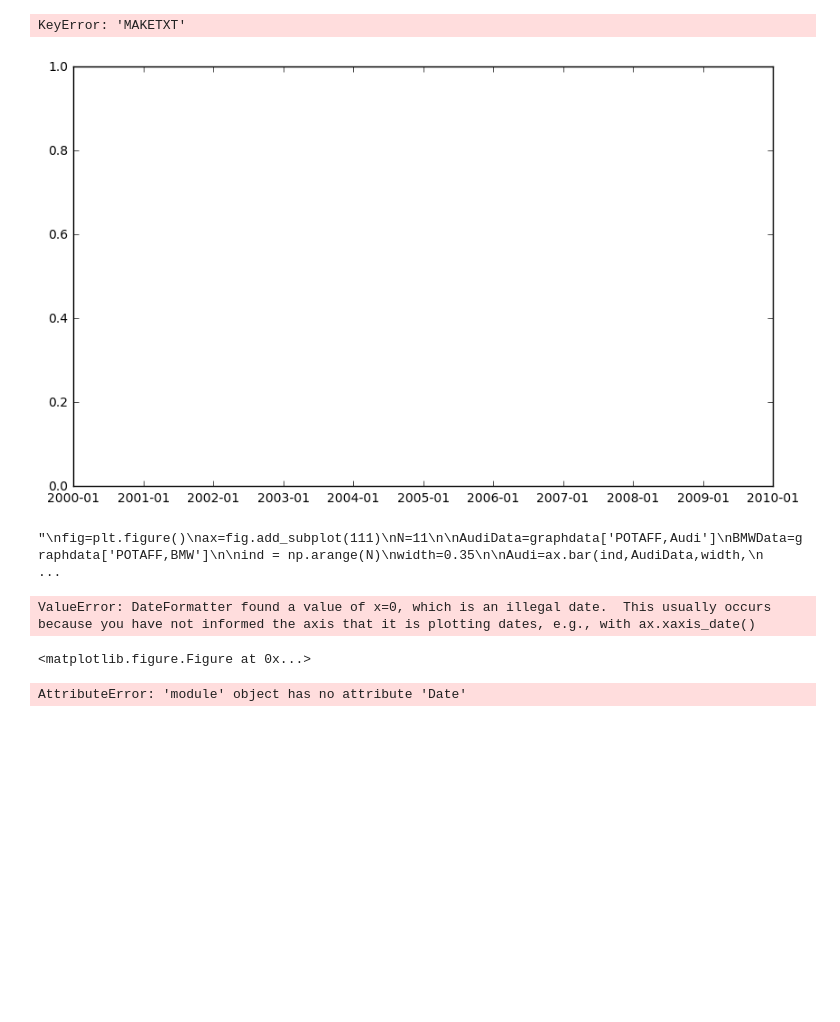
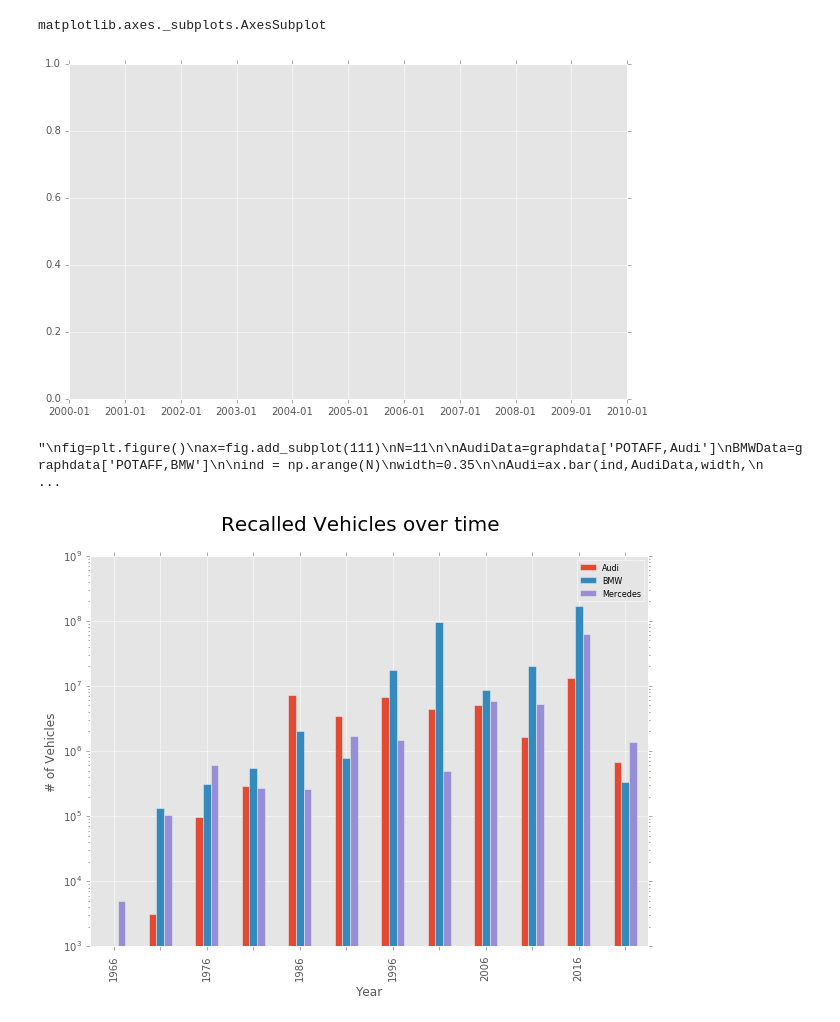
Before and after one commit to csasantos/nhtsa-recalls, a Jupyter notebook: recall_notebook.ipynb, the cells around one changed output. Saved outputs shown, nothing was run; the diff lists cells and outputs as text; code cells hidden in the pictures; blank space fills up the shorter version.

```diff
--- a/recall_notebook.ipynb
+++ b/recall_notebook.ipynb
@@ -6,5 +6,7 @@ import numpy as np
 import os
 import matplotlib.pyplot as plt
 import matplotlib.dates as mdates
+import matplotlib.ticker as ticker
+plt.style.use('ggplot')
 # %%
 #Find current working directory
@@ -121,11 +93,12 @@ graphdata
 # %%
 fig, ax = plt.subplots(figsize=(10,6))
 ax.xaxis.set_major_formatter(mdates.DateFormatter('%Y-%m'))
 ax.xaxis_date()
-ax.bar(graphdata.index, graphdata['MAKETXT'])
+
+type(ax)
 # %% [output]
-KeyError: 'MAKETXT'
+matplotlib.axes._subplots.AxesSubplot
-[figure, old version]
+[figure, new version]
 # %%
 '''
 fig=plt.figure()
@@ -162,26 +135,26 @@ plt.show()
 '''
 # %% [output]
 "\nfig=plt.figure()\nax=fig.add_subplot(111)\nN=11\n\nAudiData=graphdata['POTAFF,Audi']\nBMWData=graphdata['POTAFF,BMW']\n\nind = np.arange(N)\nwidth=0.35\n\nAudi=ax.bar(ind,AudiData,width,\n          ...
-# %%
-#Graphing section
-ax = graphdata.plot(kind='bar', figsize= (7,7))
-ax.legend(loc=2,prop={'size':6})
-ax.set_yscale('log')
-ax.xaxis_date()
-ax.xaxis.set_major_formatter(mdates.DateFormatter('%Y'))
-fig = ax.get_figure()
-ax.set_xlabel("Year", fontsize=12)
-ax.set_ylabel("# of Vehicles", fontsize=12)
-fig.suptitle('Recalled Vehicles over time', fontsize=20)
-ax.fmt_xdata = mdates.DateFormatter('%Y')
-ax.legend(["Audi","BMW","Mercedes"], fontsize=8)
-#ax.xaxis.grid(True, which="minor")
-fig.autofmt_xdate()
-#fig.savefig("output.pdf")
-# %% [output]
-ValueError: DateFormatter found a value of x=0, which is an illegal date.  This usually occurs because you have not informed the axis that it is plotting dates, e.g., with ax.xaxis_date()
-<matplotlib.figure.Figure at 0x...>
-# %%
-mdates.Date
-# %% [output]
-AttributeError: 'module' object has no attribute 'Date'
+# %%
+#Graphing section
+ax = graphdata.plot(kind='bar', figsize= (10,7))
+fig = ax.get_figure()
+
+fig.suptitle('Recalled Vehicles over time', fontsize=20)
+
+ax.legend(loc=2,prop={'size':6})
+ax.legend(["Audi","BMW","Mercedes"], fontsize=8)
+
+ax.set_xlabel("Year", fontsize=12)
+# Initializes all ticklables as blank
+xticklabels = ['']*len(graphdata.index)
+# Every 2nd ticklable shows the year
+ticklabels[::2] = [item.strftime('%Y') for item in graphdata.index[::2]]
+ax.xaxis.set_major_formatter(ticker.FixedFormatter(ticklabels))
+
+ax.set_ylabel("# of Vehicles", fontsize=12)
+ax.set_yscale('log')
+
+fig.savefig("output.pdf")
+# %% [output]
+[figure, added]
```
Also changed, not shown: parts of 5 cells of this notebook.
